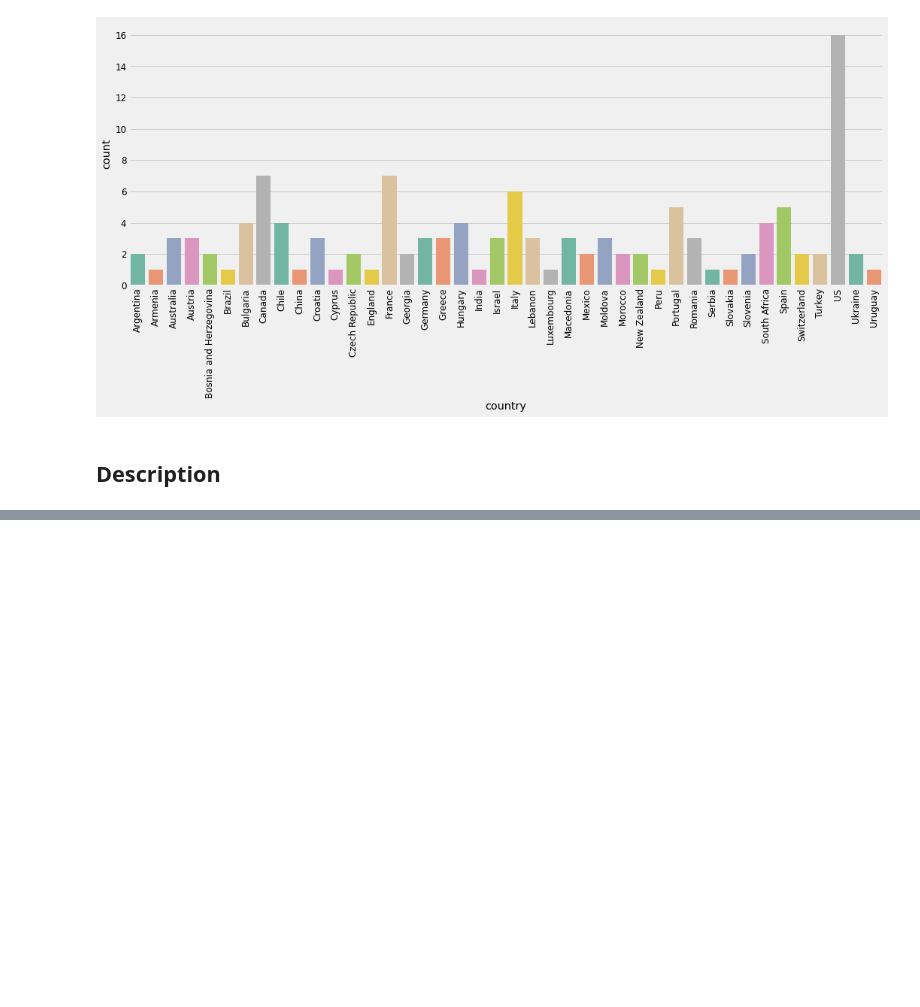
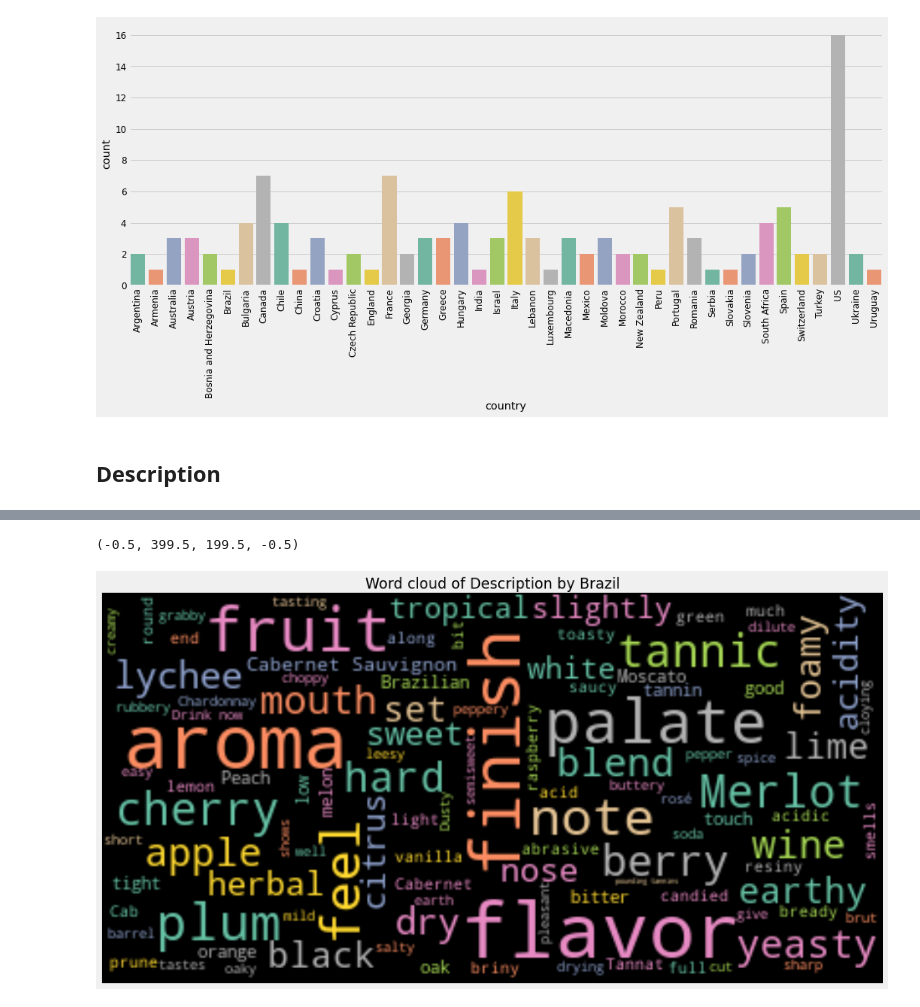
Before and after one commit to FelipeEnne/Wine-Recommendation, a Jupyter notebook: Wine recommendation by taster.ipynb, the cells around one changed output, grey strips where cells are left out. Cells and saved outputs as stored; diff of their text form; code cells hidden in the pictures; blank space fills up the shorter version.

Commit message:
add wine recommendation by taste

```diff
--- a/Wine recommendation by taster.ipynb
+++ b/Wine recommendation by taster.ipynb
@@ -69,0 +70,10 @@ plt.axis('off')
+# %%
+plt.figure(figsize= (16,8))
+plt.title('Word cloud of Description by Brazil')
+wc = WordCloud(max_words=1000,max_font_size=40,background_color='black', stopwords = STOPWORDS)
+wc.generate(' '.join(wines[wines['country'] =='Brazil']['description']))
+plt.imshow(wc.recolor(colormap='Set2'),interpolation="bilinear")
+plt.axis('off')
+# %% [output]
+(-0.5, 399.5, 199.5, -0.5)
+[figure, added]
```
Also changed, not shown: parts of 1 cell of this notebook, 1 other file.
